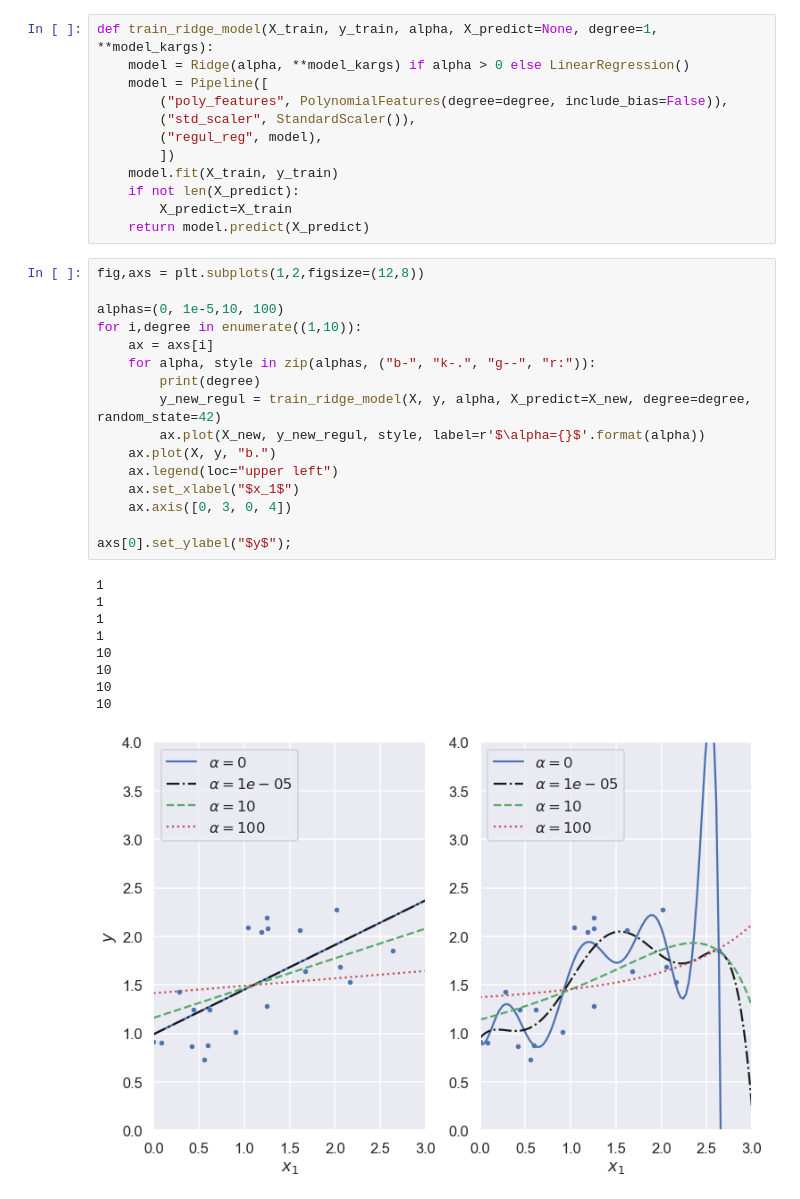
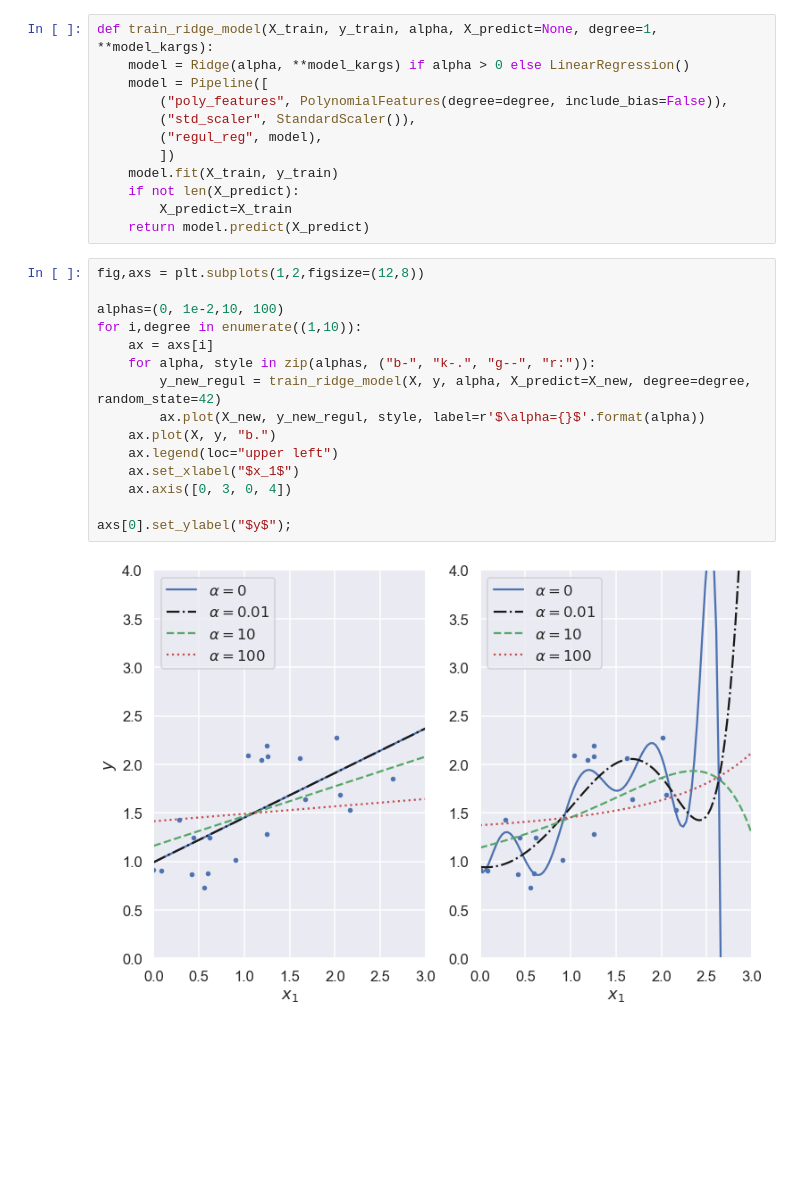
Before and after one commit to Tompolompo/tif285, a Jupyter notebook: doc/pub/Exercises/Week1/TIF285_exercise_LinearRegression.ipynb, the cells around one changed output. Saved outputs shown, nothing was run; the diff lists cells and outputs as text; blank space fills up the shorter version.

```diff
--- a/doc/pub/Exercises/Week1/TIF285_exercise_LinearRegression.ipynb
+++ b/doc/pub/Exercises/Week1/TIF285_exercise_LinearRegression.ipynb
@@ -596,26 +642,17 @@ def train_ridge_model(X_train, y_train, alpha, X_predict=None, degree=1, **model
 # %%
 fig,axs = plt.subplots(1,2,figsize=(12,8))
 
-alphas=(0, 1e-5,10, 100)
+alphas=(0, 1e-2,10, 100)
 for i,degree in enumerate((1,10)):
     ax = axs[i]
     for alpha, style in zip(alphas, ("b-", "k-.", "g--", "r:")):
-        print(degree)
         y_new_regul = train_ridge_model(X, y, alpha, X_predict=X_new, degree=degree, random_state=42)
         ax.plot(X_new, y_new_regul, style, label=r'$\alpha={}$'.format(alpha))
     ax.plot(X, y, "b.")
     ax.legend(loc="upper left")
     ax.set_xlabel("$x_1$")
     ax.axis([0, 3, 0, 4])
 
 axs[0].set_ylabel("$y$");
 # %% [output]
-1
-1
-1
-1
-10
-10
-10
-10
-[figure, old version]
+[figure, new version]
```
Also changed, not shown: parts of 5 cells of this notebook, 15 other files.
